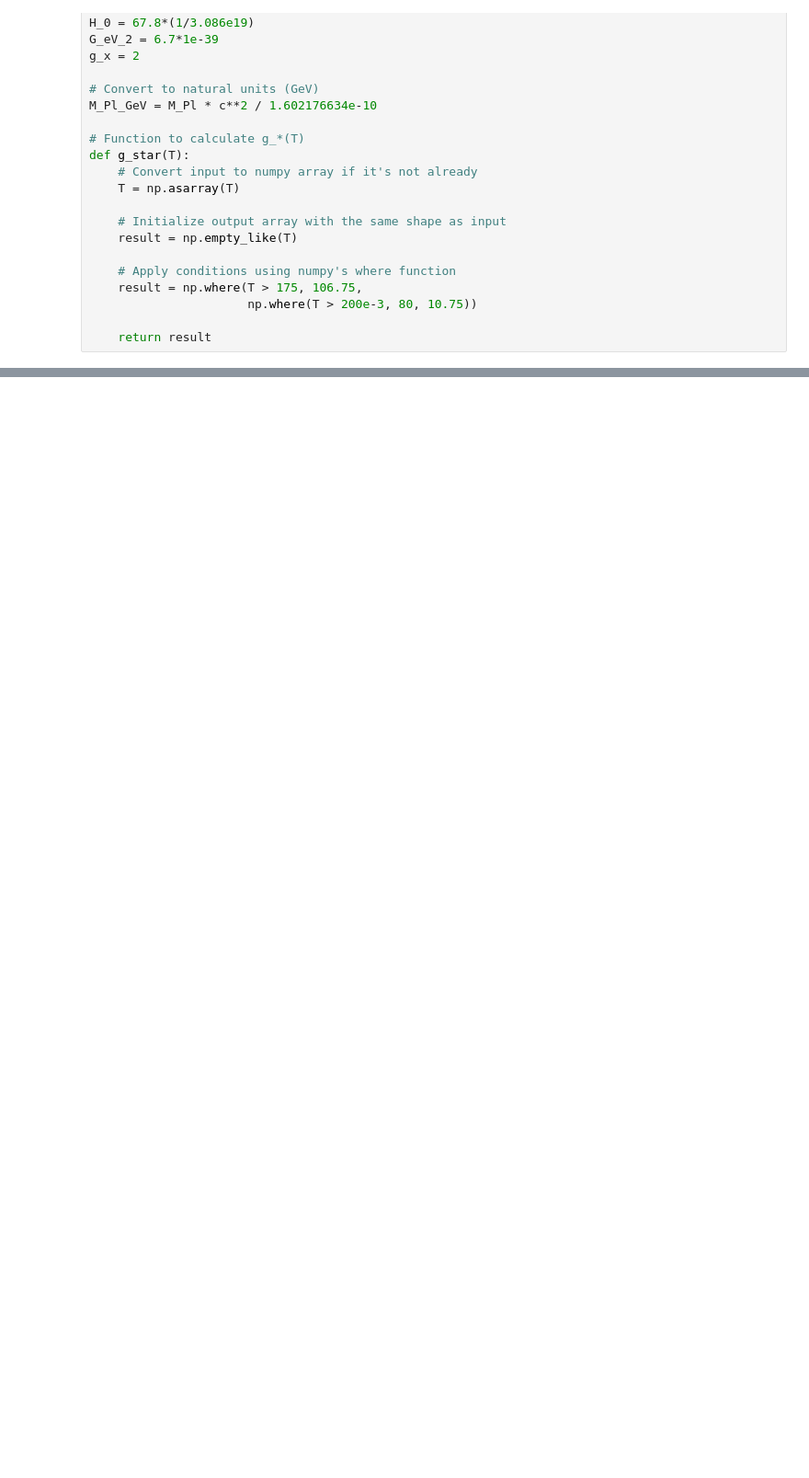
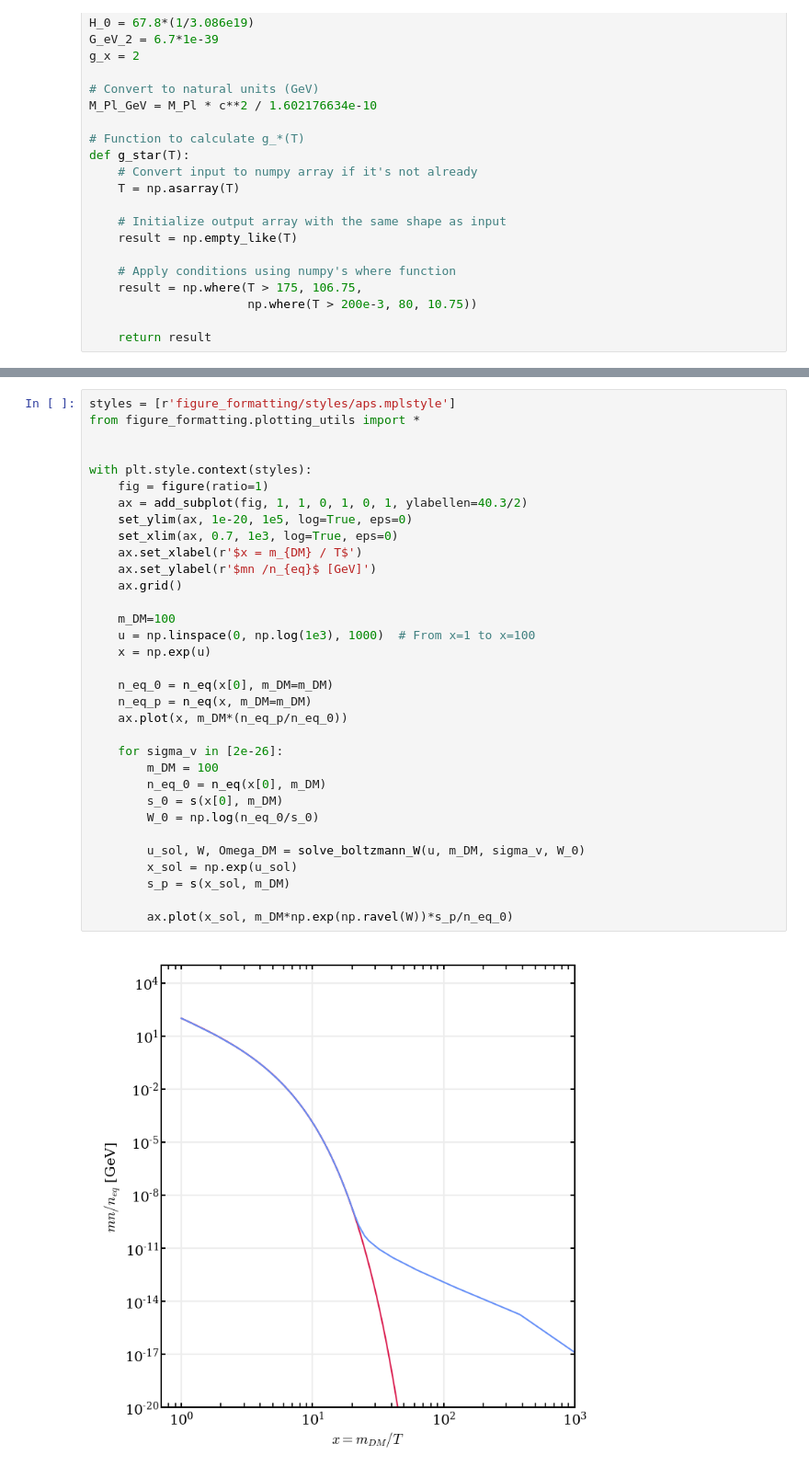
Before and after one commit to bcimring/thermal_relics, a Jupyter notebook: relic_abundance.ipynb, the cells around one changed output, grey strips where cells are left out. Shown at 92% size. Drawn from its saved outputs; the diff is of its cells as text; blank space fills up the shorter version.

```diff
--- a/relic_abundance.ipynb
+++ b/relic_abundance.ipynb
@@ -145,0 +76,35 @@ ValueError: `y0` must be 1-dimensional.
+# %%
+styles = [r'figure_formatting/styles/aps.mplstyle']
+from figure_formatting.plotting_utils import *
+
+
+with plt.style.context(styles):
+    fig = figure(ratio=1)
+    ax = add_subplot(fig, 1, 1, 0, 1, 0, 1, ylabellen=40.3/2)
+    set_ylim(ax, 1e-20, 1e5, log=True, eps=0)
+    set_xlim(ax, 0.7, 1e3, log=True, eps=0)
+    ax.set_xlabel(r'$x = m_{DM} / T$')
+    ax.set_ylabel(r'$mn /n_{eq}$ [GeV]')
+    ax.grid()
+
+    m_DM=100
+    u = np.linspace(0, np.log(1e3), 1000)  # From x=1 to x=100
+    x = np.exp(u)
+
+    n_eq_0 = n_eq(x[0], m_DM=m_DM)
+    n_eq_p = n_eq(x, m_DM=m_DM)
+    ax.plot(x, m_DM*(n_eq_p/n_eq_0))
+
+    for sigma_v in [2e-26]:
+        m_DM = 100
+        n_eq_0 = n_eq(x[0], m_DM)
+        s_0 = s(x[0], m_DM)
+        W_0 = np.log(n_eq_0/s_0)
+
+        u_sol, W, Omega_DM = solve_boltzmann_W(u, m_DM, sigma_v, W_0)
+        x_sol = np.exp(u_sol)
+        s_p = s(x_sol, m_DM)
+
+        ax.plot(x_sol, m_DM*np.exp(np.ravel(W))*s_p/n_eq_0)
+# %% [output]
+[figure, added]
```
Also changed, not shown: parts of 5 cells of this notebook.
